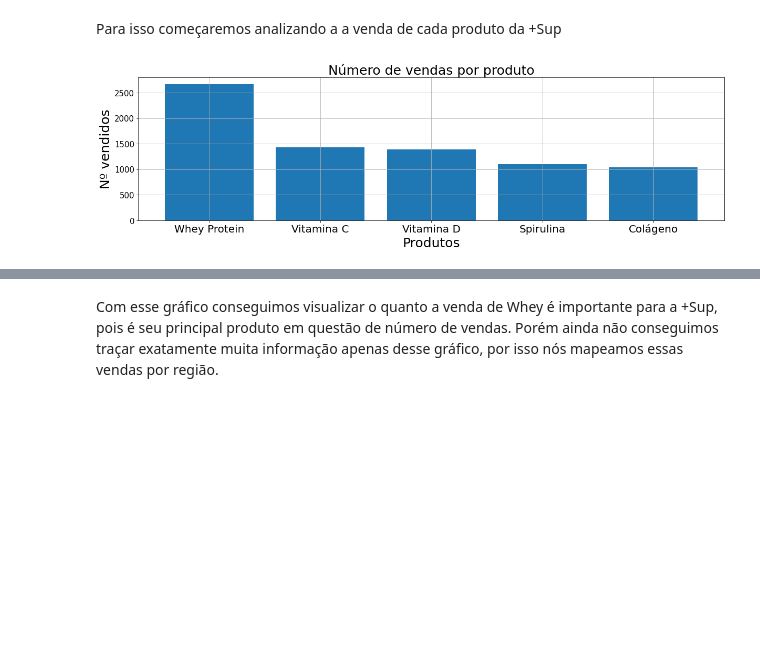
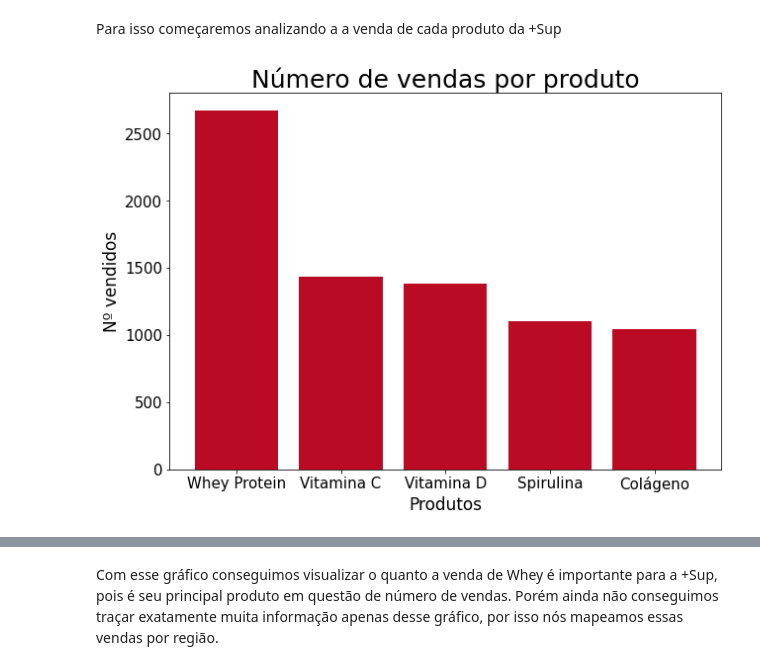
Before and after one commit to Juuzou623/Insper-Jr, a Jupyter notebook: Insper Jr.ipynb, the cells around one changed output, grey strips where cells are left out. Drawn from its saved outputs; the diff is of its cells as text; code cells hidden in the pictures; blank space fills up the shorter version.

```diff
--- a/Insper Jr.ipynb
+++ b/Insper Jr.ipynb
@@ -105,19 +105,18 @@ Para isso começaremos analizando a a venda de cada produto da +Sup
 # %%
 produtos_agr = ['Whey Protein', 'Vitamina C', 'Vitamina D', 'Spirulina', 'Colágeno']
 
 prod_total=[]
 for i in range(len(produtos_agr)):
     lista_prod_total = base_vendas['Produtos '].tolist()
     prod_total.append(''.join(lista_prod_total).count(produtos_agr[i]))
 
-plt.figure(figsize=(20,5))
-plt.bar(produtos_agr, prod_total)
+plt.figure(figsize=(10,7))
+plt.bar(produtos_agr, prod_total, color = '#bb0b24')
 plt.title('Número de vendas por produto', fontsize = 25)
-plt.xlabel('Produtos', fontsize=25)
-plt.ylabel('Nº vendidos', fontsize=25)
-plt.xticks(fontsize=20)
+plt.xlabel('Produtos', fontsize = 17)
+plt.ylabel('Nº vendidos', fontsize = 17)
+plt.xticks(fontsize=15)
 plt.yticks(fontsize=15)
-plt.grid()
 plt.show()
 # %% [output]
-[figure, old version]
+[figure, new version]
```
Also changed, not shown: parts of 13 cells of this notebook.
